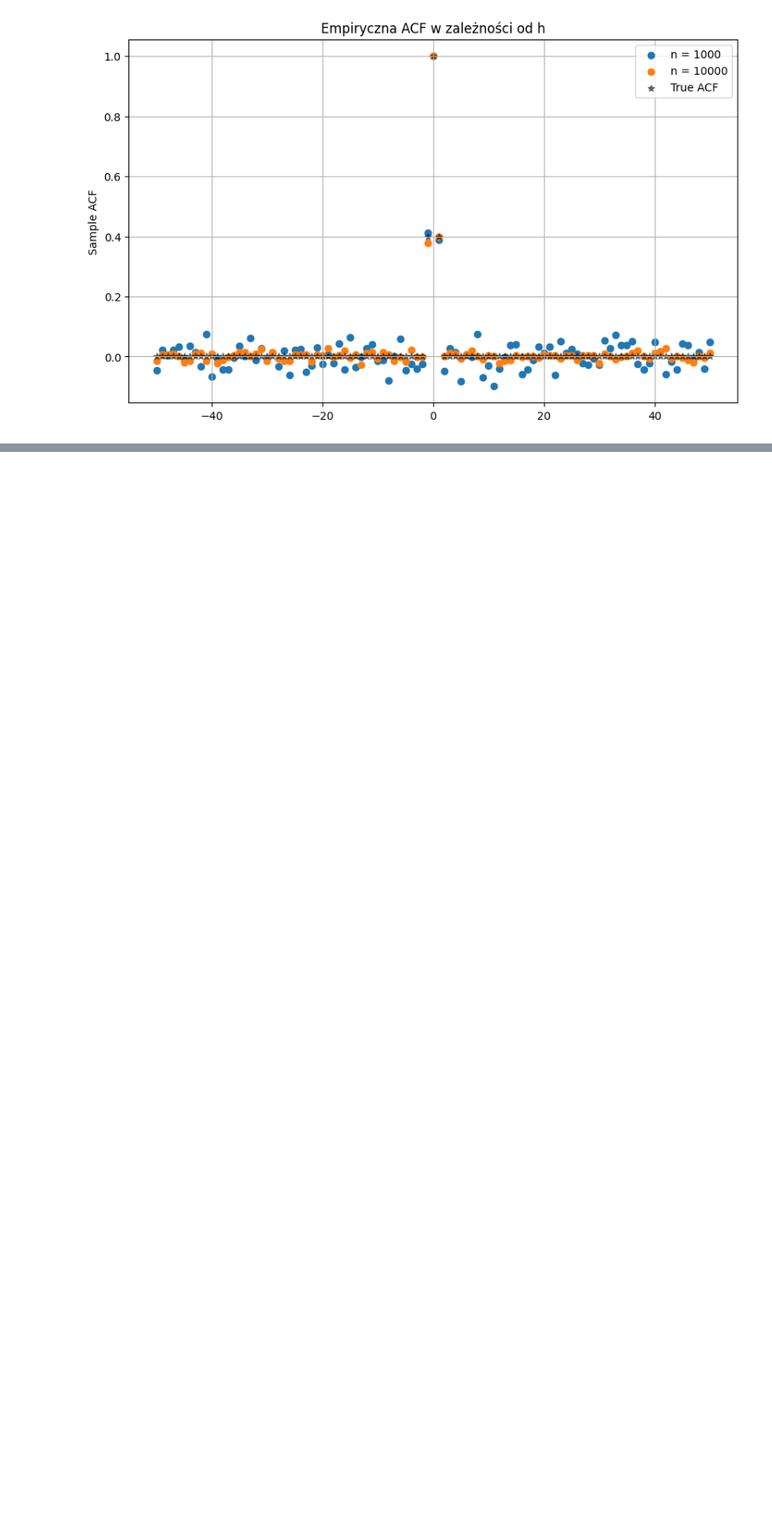
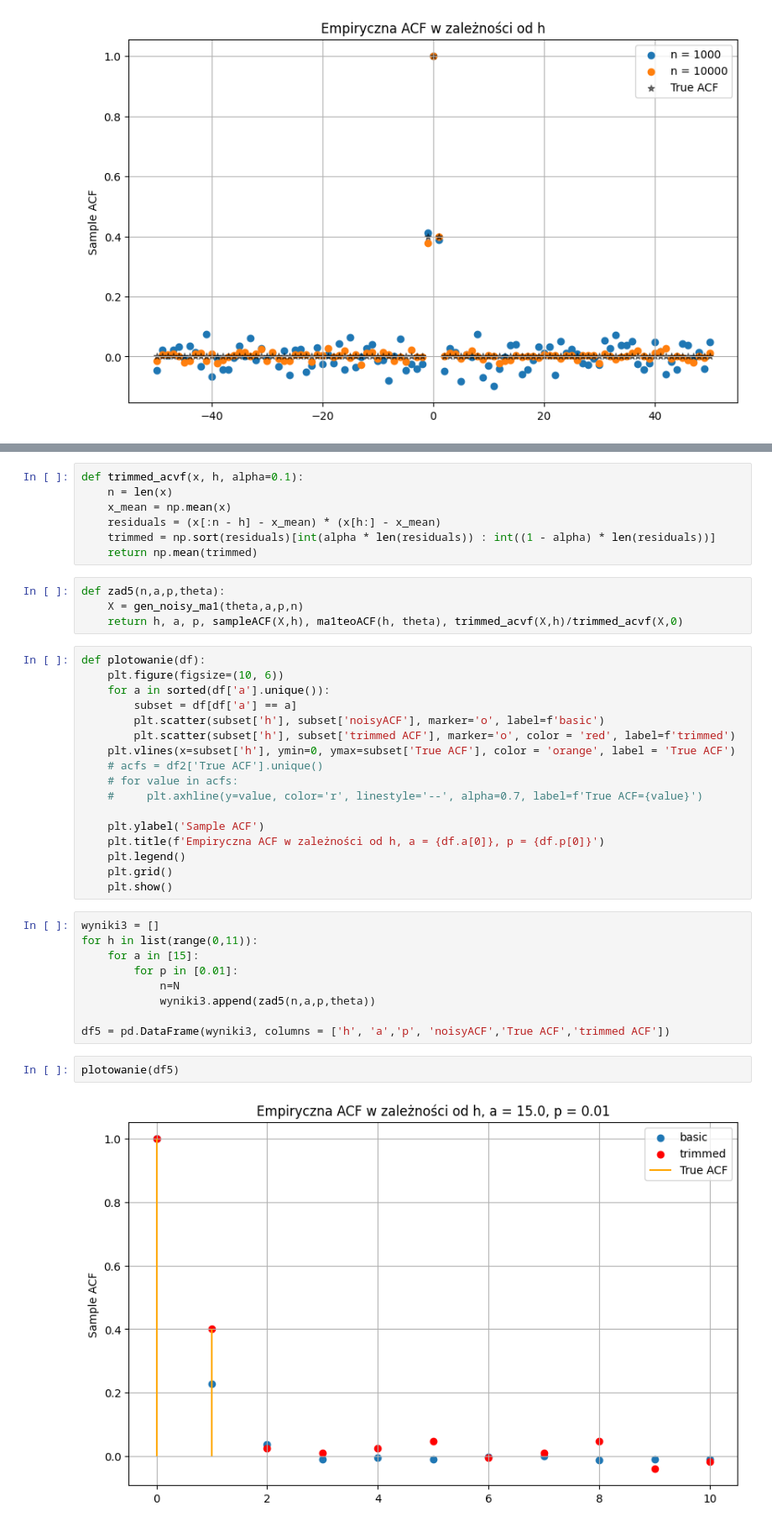
Before and after one commit to MariaNowacka/kaszcz, a Jupyter notebook: lista4/l4_kaszcz.ipynb, the cells around one changed output, grey strips where cells are left out. Shown at 84% size. Saved outputs shown, nothing was run; the diff lists cells and outputs as text; blank space fills up the shorter version.

```diff
--- a/lista4/l4_kaszcz.ipynb
+++ b/lista4/l4_kaszcz.ipynb
@@ -151,0 +185,41 @@ plt.show()
+# %%
+def trimmed_acvf(x, h, alpha=0.1):
+    n = len(x)
+    x_mean = np.mean(x)
+    residuals = (x[:n - h] - x_mean) * (x[h:] - x_mean)
+    trimmed = np.sort(residuals)[int(alpha * len(residuals)) : int((1 - alpha) * len(residuals))]
+    return np.mean(trimmed)
+# %%
+def zad5(n,a,p,theta):
+    X = gen_noisy_ma1(theta,a,p,n)
+    return h, a, p, sampleACF(X,h), ma1teoACF(h, theta), trimmed_acvf(X,h)/trimmed_acvf(X,0)
+# %%
+def plotowanie(df):
+    plt.figure(figsize=(10, 6))
+    for a in sorted(df['a'].unique()):
+        subset = df[df['a'] == a]
+        plt.scatter(subset['h'], subset['noisyACF'], marker='o', label=f'basic')
+        plt.scatter(subset['h'], subset['trimmed ACF'], marker='o', color = 'red', label=f'trimmed')
+    plt.vlines(x=subset['h'], ymin=0, ymax=subset['True ACF'], color = 'orange', label = 'True ACF')
+    # acfs = df2['True ACF'].unique()
+    # for value in acfs:
+    #     plt.axhline(y=value, color='r', linestyle='--', alpha=0.7, label=f'True ACF={value}')
+
+    plt.ylabel('Sample ACF')
+    plt.title(f'Empiryczna ACF w zależności od h, a = {df.a[0]}, p = {df.p[0]}')
+    plt.legend()
+    plt.grid()
+    plt.show()
+# %%
+wyniki3 = []
+for h in list(range(0,11)):
+    for a in [15]:
+        for p in [0.01]:
+            n=N
+            wyniki3.append(zad5(n,a,p,theta))
+
+df5 = pd.DataFrame(wyniki3, columns = ['h', 'a','p', 'noisyACF','True ACF','trimmed ACF'])
+# %%
+plotowanie(df5)
+# %% [output]
+[figure, added]
```
Also changed, not shown: parts of 12 cells of this notebook, 1 other file.
